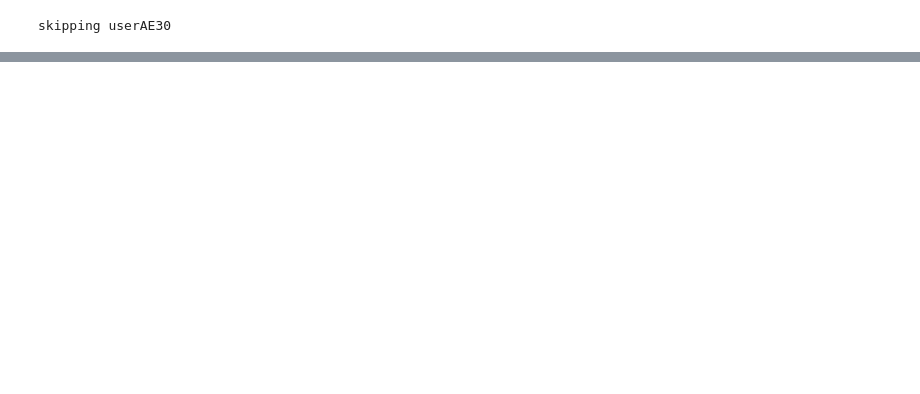
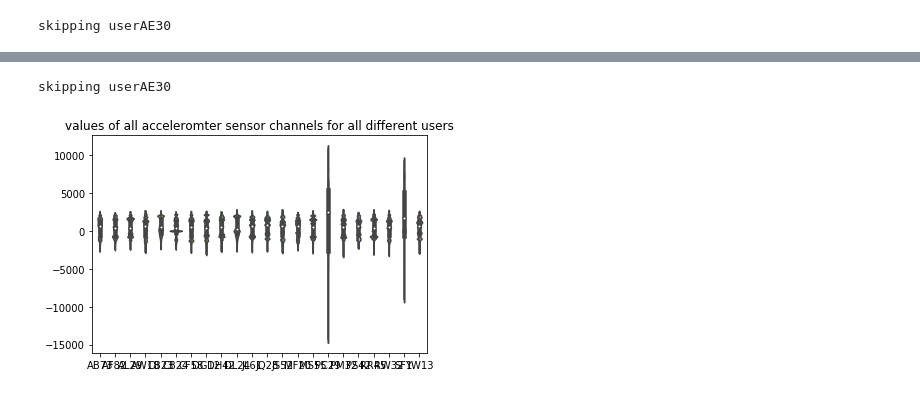
Before and after one commit to joergsimon/thesis, a Jupyter notebook: gesture-analysis/scripts/03 Distribution of values for channels and sensors.ipynb, the cells around one changed output, grey strips where cells are left out. Cells and saved outputs as stored; diff of their text form; code cells hidden in the pictures; blank space fills up the shorter version.

Commit message:
moved most of the distribution stuff into 03

```diff
--- a/gesture-analysis/scripts/03 Distribution of values for channels and sensors.ipynb
+++ b/gesture-analysis/scripts/03 Distribution of values for channels and sensors.ipynb
@@ -69,3 +71,0 @@ A classical thing is to explore the disbribution for outliers. In our case we as
-# %%
-higher_percentile = 98.5
-lower_percentile = 1.5
@@ -142,0 +287,31 @@ test = None
+# %%
+data = {'user' : [],
+        'sensor' : [],
+        'N' : [],
+        'min' : [],
+        'max' : [],
+        'k2' : [],
+        'p' : []
+       }
+
+for sensor in sensor_names:
+    sensor_idx = sensor_names.index(sensor)
+    cs = cols[all_types[sensor_idx]]
+    t = thresholds[sensor_idx]
+    lower_percentile, higher_percentile = t
+    vals = sutils.values_per_user_for_label_type_and_gesture(
+        usernames, users, cs, 'manual', 'all_values', True,
+        higher_percentile, lower_percentile)
+    for v, u in vals:
+        vmin, vmax = v.min(), v.max()
+        n = len(v)
+        k2, p = sp.stats.normaltest(v)
+        data['user'].append(u)
+        data['sensor'].append(sensor)
+        data['N'].append(n)
+        data['min'].append(v.min())
+        data['max'].append(v.max())
+        data['k2'].append(k2)
+        data['p'].append(p)
+summary_df = pd.DataFrame(data)
+summary_df
@@ -142,0 +356,8 @@ test = None
+# %%
+def all_distributions_in_one_image(sensor_name):
+    sensor_idx = sensor_names.index(sensor_name)
+    cs = cols[all_types[sensor_idx]]
+    t = thresholds[sensor_idx]
+    lower_percentile, higher_percentile = t
+    gbo.show_valuerange_boxplots_in_one_image(usernames, users, f'all {sensor_name} sensor channels', cs,
+                                        True, higher_percentile, lower_percentile, False, False)
@@ -142,0 +420,3 @@ test = None
+# %%
+all_distributions_in_one_image('acceleromter')
+# %% [output]
@@ -142,0 +424,2 @@ test = None
+skipping userAE30
+[figure, added]
```
Also changed, not shown: parts of 78 cells of this notebook.
